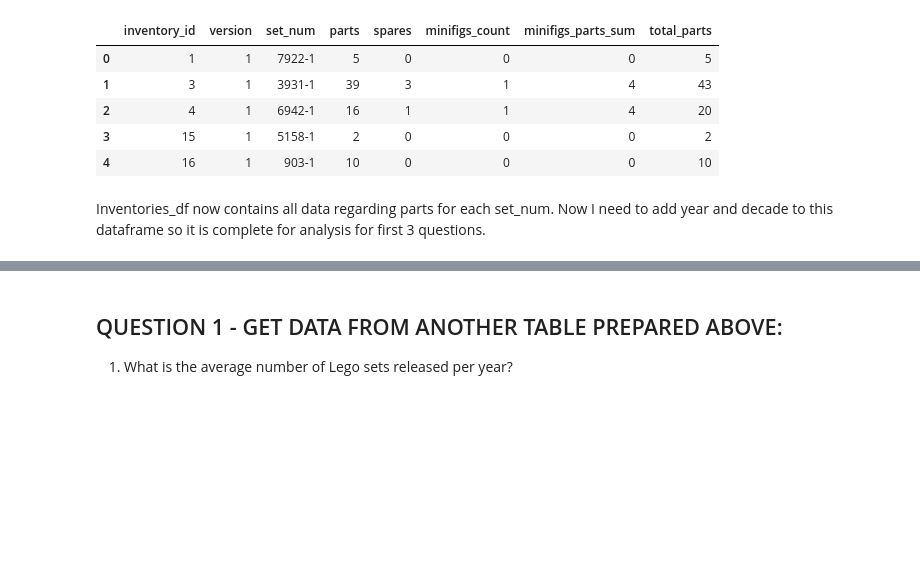
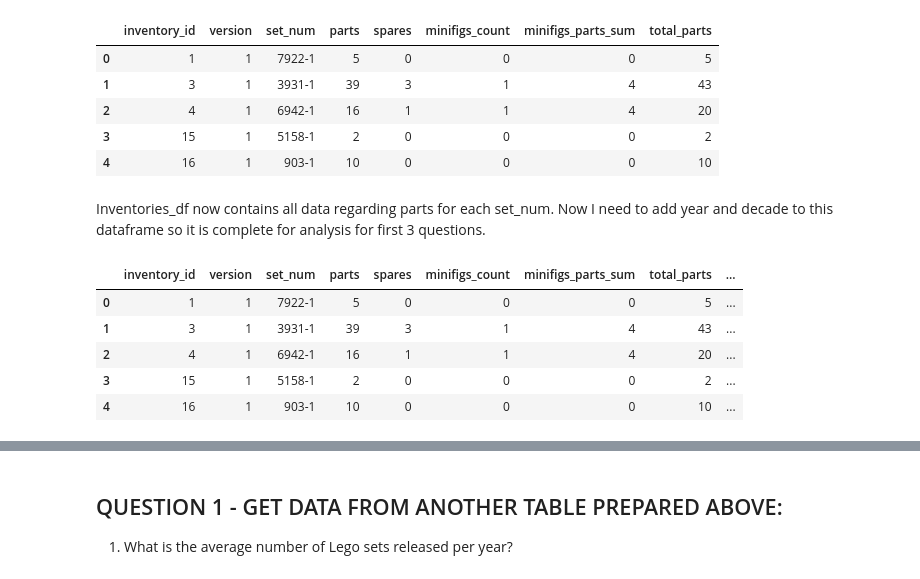
Before and after one commit to katarzynaadamczyk/data_analysis, a Jupyter notebook: lego_bricks/lego_analysis_prepare_dataframes.ipynb, the cells around one changed output, grey strips where cells are left out. Cells and saved outputs as stored; diff of their text form; code cells hidden in the pictures; blank space fills up the shorter version.

Commit message:
prepared finally inventories_df data

```diff
--- a/lego_bricks/lego_analysis_prepare_dataframes.ipynb
+++ b/lego_bricks/lego_analysis_prepare_dataframes.ipynb
@@ -55,0 +58,9 @@ memory usage: 1.6+ MB
+# %%
+themes_table = pd.read_csv('data\\themes.csv.gz', usecols=[0, 1])
+themes_table.rename(columns={'id': 'theme_id'}, inplace=True)
+themes_table['theme_id'] = themes_table['theme_id'].astype('category')
+print('Themes table head: \n')
+print(themes_table.head())
+print('\nshape:', themes_table.shape)
+print('\nThemes table info: \n')
+themes_table.info()
@@ -62,6 +91,9 @@ sets_table['theme_id'] = sets_table['theme_id'].astype('category')
 decades_ranges = [0, 1960, 1970, 1980, 1990, 2000, 2010, 2020, np.inf]
 decades_names = [x for x in range(1950, 2030, 10)]
 sets_table['decade'] = pd.cut(sets_table['year'], bins=decades_ranges, labels=decades_names)
+sets_table = sets_table.merge(themes_table, on='theme_id', how='left')
+sets_table.drop(columns='theme_id', inplace=True)
+sets_table.rename(columns={'name_x': 'set_name', 'name_y': 'theme'}, inplace=True)
 print('Sets table head: \n')
 print(sets_table.head())
 print('\nshape:', sets_table.shape)
@@ -636,5 +668,13 @@ inventories_df.head()
 # %% [markdown]
 Inventories_df now contains all data regarding parts for each set_num. Now I need to add year and decade to this dataframe so it is complete for analysis for first 3 questions.
 # %%
-# TODO - MERGE with sets table to get year for each inventory
-inventories_df = inventories_df.merge(
+# MERGE with sets table to get year for each inventory
+inventories_df = inventories_df.merge(sets_table, on='set_num', how='left')
+inventories_df.head()
+# %% [output]
+|  | inventory_id | version | set_num | parts | spares | minifigs_count | minifigs_parts_sum | total_parts | ... |
+| 0 | 1 | 1 | 7922-1 | 5 | 0 | 0 | 0 | 5 | ... |
+| 1 | 3 | 1 | 3931-1 | 39 | 3 | 1 | 4 | 43 | ... |
+| 2 | 4 | 1 | 6942-1 | 16 | 1 | 1 | 4 | 20 | ... |
+| 3 | 15 | 1 | 5158-1 | 2 | 0 | 0 | 0 | 2 | ... |
+| 4 | 16 | 1 | 903-1 | 10 | 0 | 0 | 0 | 10 | ... |
```
Also changed, not shown: parts of 9 cells of this notebook.
